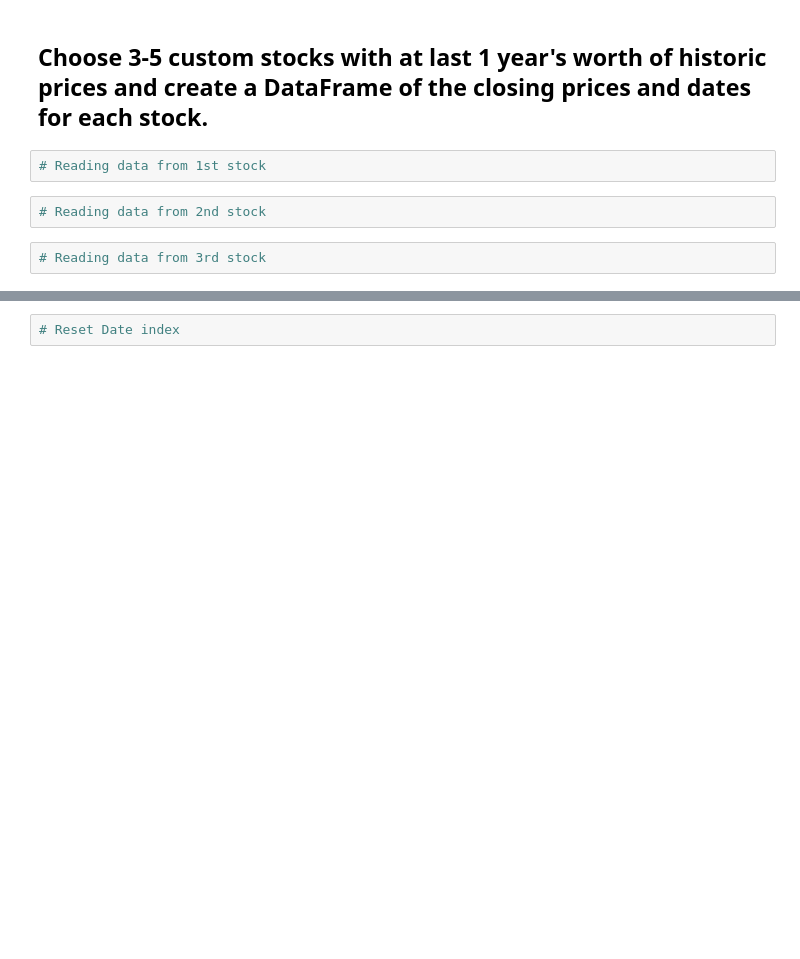
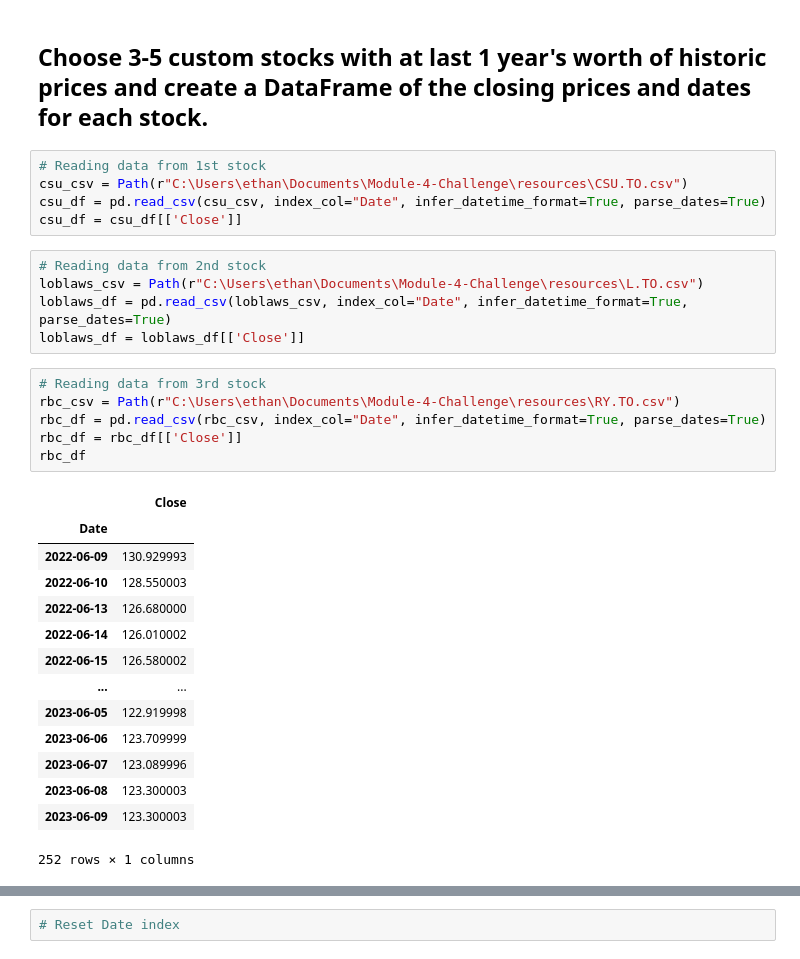
Before and after one commit to EthanB1/Portfolio-Returns-Analysis, a Jupyter notebook: whale_analysis.ipynb, the cells around one changed output, grey strips where cells are left out. Cells and saved outputs as stored; diff of their text form; blank space fills up the shorter version.

```diff
--- a/whale_analysis.ipynb
+++ b/whale_analysis.ipynb
@@ -327,11 +281,36 @@ In this section, you will build your own portfolio of stocks, calculate the retu
 5. Include correlation analysis to determine which stocks (if any) are correlated.
 # %% [markdown]
 ## Choose 3-5 custom stocks with at last 1 year's worth of historic prices and create a DataFrame of the closing prices and dates for each stock.
-# %%
-# Reading data from 1st stock
-# %%
-# Reading data from 2nd stock
-# %%
-# Reading data from 3rd stock
+# %%
+# Reading data from 1st stock
+csu_csv = Path(r"C:\Users\ethan\Documents\Module-4-Challenge\resources\CSU.TO.csv")
+csu_df = pd.read_csv(csu_csv, index_col="Date", infer_datetime_format=True, parse_dates=True)
+csu_df = csu_df[['Close']]
+# %%
+# Reading data from 2nd stock
+loblaws_csv = Path(r"C:\Users\ethan\Documents\Module-4-Challenge\resources\L.TO.csv")
+loblaws_df = pd.read_csv(loblaws_csv, index_col="Date", infer_datetime_format=True, parse_dates=True)
+loblaws_df = loblaws_df[['Close']]
+# %%
+# Reading data from 3rd stock
+rbc_csv = Path(r"C:\Users\ethan\Documents\Module-4-Challenge\resources\RY.TO.csv")
+rbc_df = pd.read_csv(rbc_csv, index_col="Date", infer_datetime_format=True, parse_dates=True)
+rbc_df = rbc_df[['Close']]
+rbc_df
+# %% [output]
+|  | Close |
+| Date |  |
+| 2022-06-09 | 130.929993 |
+| 2022-06-10 | 128.550003 |
+| 2022-06-13 | 126.680000 |
+| 2022-06-14 | 126.010002 |
+| 2022-06-15 | 126.580002 |
+| ... | ... |
+| 2023-06-05 | 122.919998 |
+| 2023-06-06 | 123.709999 |
+| 2023-06-07 | 123.089996 |
+| 2023-06-08 | 123.300003 |
+| 2023-06-09 | 123.300003 |
+252 rows × 1 columns
 # %%
 # Combine all stocks in a single DataFrame
```
Also changed, not shown: parts of 12 cells of this notebook, 3 other files.
